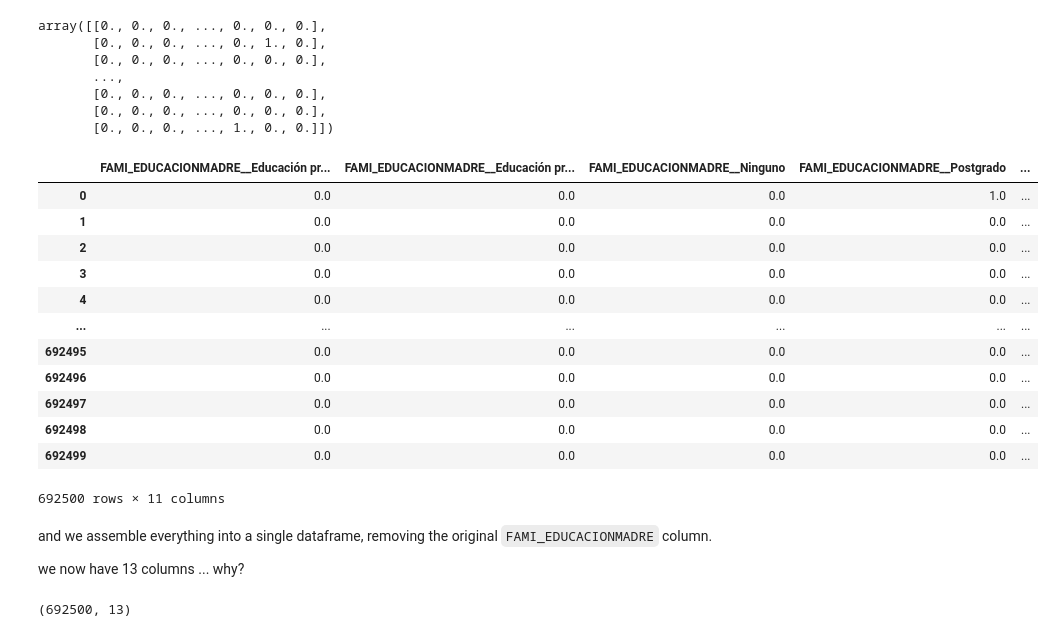
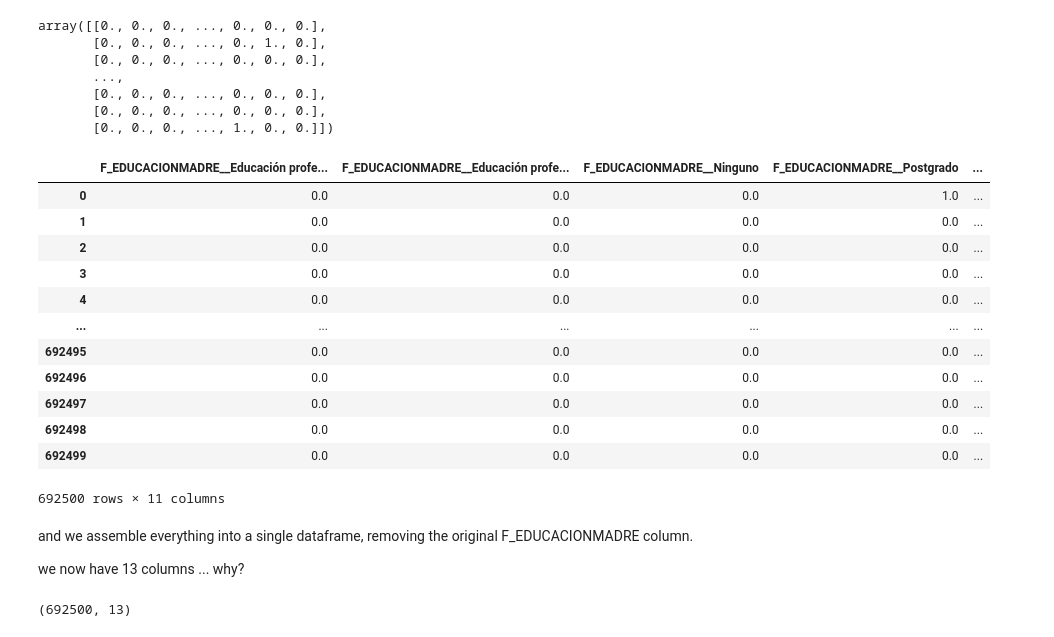
Before and after one commit to Jennyaorozco/Modelos-Simulaci-n-I-Proyecto-Kaggle, a Jupyter notebook: 01_Exploración.ipynb, the cells around one changed output. Drawn from its saved outputs; the diff is of its cells as text; code cells hidden in the pictures.

```diff
--- a/01_Exploración.ipynb
+++ b/01_Exploración.ipynb
@@ -191,6 +151,6 @@ cmap = {'Entre 1 millón y menos de 2.5 millones': 1.75,
  'No pagó matrícula': 0,
  'no info': -1}
 
-z.ESTU_VALORMATRICULAUNIVERSIDAD = np.r_[[cmap[i] for i in z.ESTU_VALORMATRICULAUNIVERSIDAD]]
-z.ESTU_VALORMATRICULAUNIVERSIDAD.value_counts()
+z.E_VALORMATRICULAUNIVERSIDAD = np.r_[[cmap[i] for i in z.E_VALORMATRICULAUNIVERSIDAD]]
+z.E_VALORMATRICULAUNIVERSIDAD.value_counts()
 # %% [output]
@@ -218,5 +183,5 @@ observe that for `FAMI_EDUCACIONMADRE` there could be many choices on how to dea
 since there are not so many `No sabe`, `No aplica` probably they wont have much effect on the final result so we will unite them into a single value so that there are not so many columns in the one hot encoding
 # %%
 z = z.copy()
-z.FAMI_EDUCACIONMADRE = ['no info' if i in ['No sabe', 'No Aplica'] else i for i in z.FAMI_EDUCACIONMADRE.values]
+z.F_EDUCACIONMADRE = ['no info' if i in ['No sabe', 'No Aplica'] else i for i in z.F_EDUCACIONMADRE.values]
 # %%
@@ -239,10 +204,10 @@ dtype: int64
 # %% [markdown]
 first we create the onehot mapping
 # %%
-x = z.FAMI_EDUCACIONMADRE.values
-FAMI_EDUCACIONMADRE_vals = sorted(np.unique(x))
-FAMI_EDUCACIONMADRE_onehot_vals = {val: np.eye(len(FAMI_EDUCACIONMADRE_vals))[i] for i,val in enumerate(FAMI_EDUCACIONMADRE_vals)}
-FAMI_EDUCACIONMADRE_onehot_vals
+x = z.F_EDUCACIONMADRE.values
+F_EDUCACIONMADRE_vals = sorted(np.unique(x))
+F_EDUCACIONMADRE_onehot_vals = {val: np.eye(len(F_EDUCACIONMADRE_vals))[i] for i,val in enumerate(F_EDUCACIONMADRE_vals)}
+F_EDUCACIONMADRE_onehot_vals
 # %% [output]
 {'Educación profesional completa': array([1., 0., 0., 0., 0., 0., 0., 0., 0., 0., 0.]),
  'Educación profesional incompleta': array([0., 1., 0., 0., 0., 0., 0., 0., 0., 0., 0.]),
@@ -256,8 +221,8 @@ FAMI_EDUCACIONMADRE_onehot_vals
  'Técnica o tecnológica incompleta': array([0., 0., 0., 0., 0., 0., 0., 0., 0., 1., 0.]),
  'no info': array([0., 0., 0., 0., 0., 0., 0., 0., 0., 0., 1.])}
 # %%
-FAMI_EDUCACIONMADRE_onehot_enc = np.r_[[FAMI_EDUCACIONMADRE_onehot_vals[i] for i in z.FAMI_EDUCACIONMADRE]]
-FAMI_EDUCACIONMADRE_onehot_enc
+F_EDUCACIONMADRE_onehot_enc = np.r_[[F_EDUCACIONMADRE_onehot_vals[i] for i in z.F_EDUCACIONMADRE]]
+F_EDUCACIONMADRE_onehot_enc
 # %% [output]
 array([[0., 0., 0., ..., 0., 0., 0.],
        [0., 0., 0., ..., 0., 1., 0.],
@@ -267,10 +232,10 @@ array([[0., 0., 0., ..., 0., 0., 0.],
        [0., 0., 0., ..., 0., 0., 0.],
        [0., 0., 0., ..., 1., 0., 0.]])
 # %%
-FAMI_EDUCACIONMADRE_df = pd.DataFrame(FAMI_EDUCACIONMADRE_onehot_enc, columns=[f"FAMI_EDUCACIONMADRE__{v}" for v in FAMI_EDUCACIONMADRE_onehot_vals])
-FAMI_EDUCACIONMADRE_df
+F_EDUCACIONMADRE_df = pd.DataFrame(F_EDUCACIONMADRE_onehot_enc, columns=[f"F_EDUCACIONMADRE__{v}" for v in F_EDUCACIONMADRE_onehot_vals])
+F_EDUCACIONMADRE_df
 # %% [output]
-|  | FAMI_EDUCACIONMADRE__Educación pr... | FAMI_EDUCACIONMADRE__Educación pr... | FAMI_EDUCACIONMADRE__Ninguno | FAMI_EDUCACIONMADRE__Postgrado | ... |
+|  | F_EDUCACIONMADRE__Educación profe... | F_EDUCACIONMADRE__Educación profe... | F_EDUCACIONMADRE__Ninguno | F_EDUCACIONMADRE__Postgrado | ... |
 | 0 | 0.0 | 0.0 | 0.0 | 1.0 | ... |
 | 1 | 0.0 | 0.0 | 0.0 | 0.0 | ... |
 | 2 | 0.0 | 0.0 | 0.0 | 0.0 | ... |
@@ -284,7 +249,7 @@ FAMI_EDUCACIONMADRE_df
 | 692499 | 0.0 | 0.0 | 0.0 | 0.0 | ... |
 692500 rows × 11 columns
 # %% [markdown]
-and we assemble everything into a single dataframe, removing the original `FAMI_EDUCACIONMADRE` column.
+and we assemble everything into a single dataframe, removing the original F_EDUCACIONMADRE column.
 
 we now have 13 columns ... why?
 # %%
```
Also changed, not shown: parts of 51 cells of this notebook.
